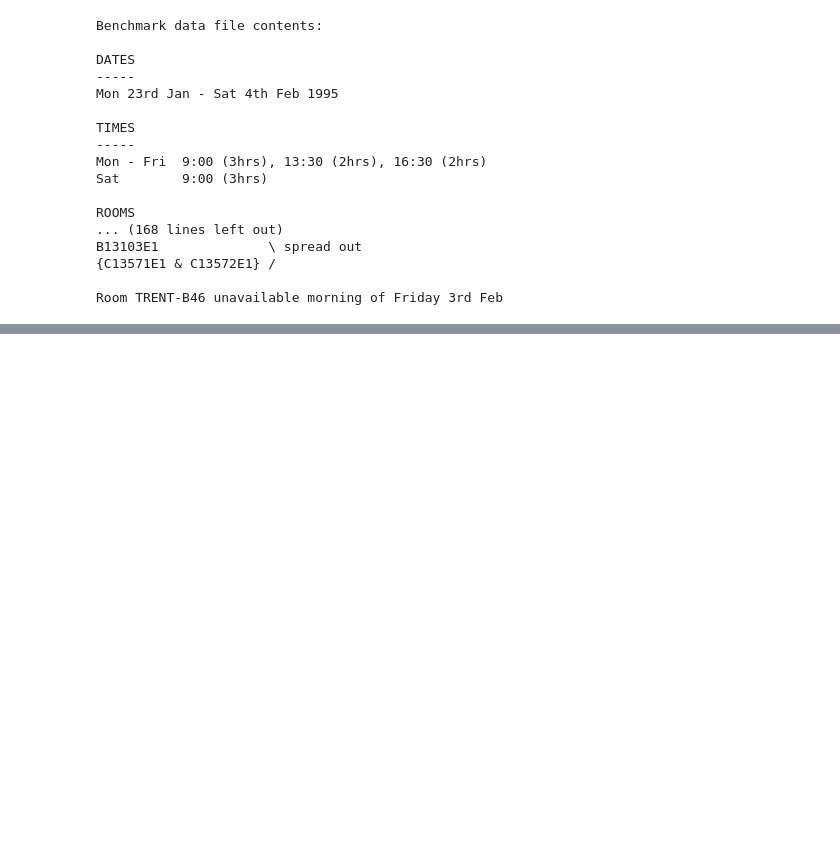
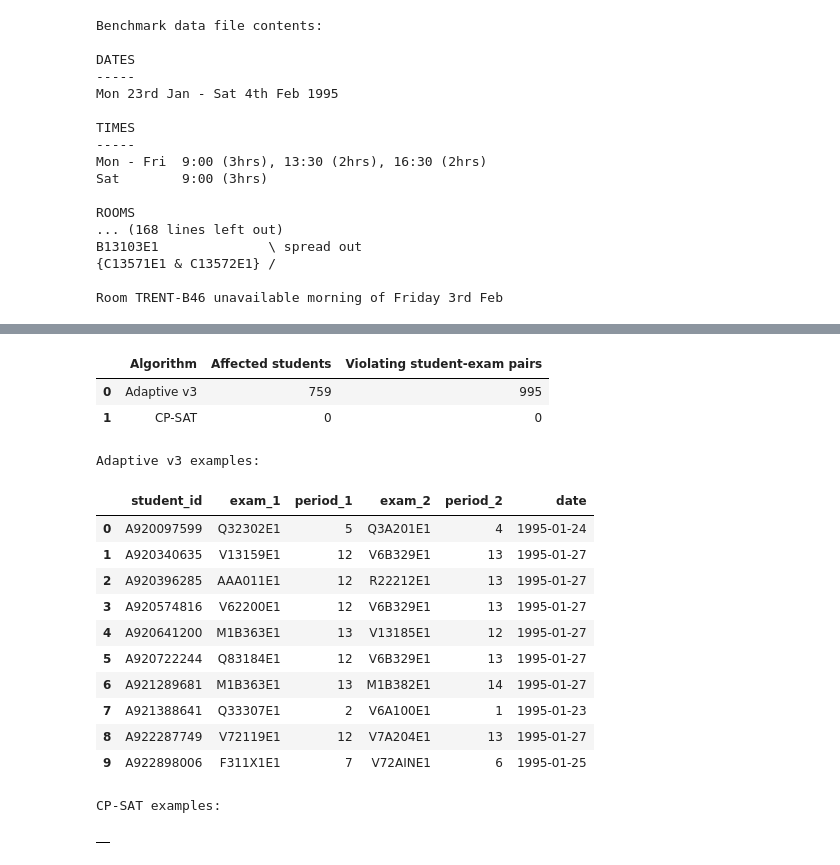
Before and after one commit to PHGNKavindya/adaptive-exam-timetabling, a Jupyter notebook: src/07_final_comparison_and_validation.ipynb, the cells around one changed output, grey strips where cells are left out. Drawn from its saved outputs; the diff is of its cells as text; code cells hidden in the pictures; blank space fills up the shorter version.

Commit message:
validate the  benchmark constraints

```diff
--- a/src/07_final_comparison_and_validation.ipynb
+++ b/src/07_final_comparison_and_validation.ipynb
@@ -529,0 +738,77 @@ Room TRENT-B46 unavailable morning of Friday 3rd Feb
+# %%
+def summarize_student_gap_violations(schedule, enrolments, algorithm):
+    s = schedule[["exam_id", "period_index", "date"]].copy()
+    s["date"] = pd.to_datetime(s["date"]).dt.date
+    s["period_index"] = pd.to_numeric(s["period_index"], errors="raise")
+
+    merged = enrolments[["student_id", "exam_id"]].merge(
+        s, on="exam_id", how="left", validate="many_to_one"
+    )
+
+    affected_students = set()
+    violation_pairs = []
+
+    for student, group in merged.groupby("student_id", sort=False):
+        group = group.dropna(subset=["period_index"]).drop_duplicates("exam_id")
+        records = group[["exam_id", "period_index", "date"]].to_dict("records")
+
+        for i in range(len(records)):
+            for j in range(i + 1, len(records)):
+                a, b = records[i], records[j]
+
+                if (
+                    a["date"] == b["date"]
+                    and abs(int(a["period_index"]) - int(b["period_index"])) == 1
+                ):
+                    affected_students.add(student)
+                    violation_pairs.append({
+                        "student_id": student,
+                        "exam_1": a["exam_id"],
+                        "period_1": a["period_index"],
+                        "exam_2": b["exam_id"],
+                        "period_2": b["period_index"],
+                        "date": a["date"],
+                    })
+
+    return {
+        "Algorithm": algorithm,
+        "Affected students": len(affected_students),
+        "Violating student-exam pairs": len(violation_pairs),
+        "Examples": pd.DataFrame(violation_pairs).head(10),
+    }
+
+adaptive_gap = summarize_student_gap_violations(
+    adaptive_schedule, enrolments_df, "Adaptive v3"
+)
+cpsat_gap = summarize_student_gap_violations(
+    cp_sat_schedule, enrolments_df, "CP-SAT"
+)
+
+display(pd.DataFrame([
+    {k: v for k, v in adaptive_gap.items() if k != "Examples"},
+    {k: v for k, v in cpsat_gap.items() if k != "Examples"},
+]))
+
+print("Adaptive v3 examples:")
+display(adaptive_gap["Examples"])
+
+print("CP-SAT examples:")
+display(cpsat_gap["Examples"])
+# %% [output]
+|  | Algorithm | Affected students | Violating student-exam pairs |
+| 0 | Adaptive v3 | 759 | 995 |
+| 1 | CP-SAT | 0 | 0 |
+Adaptive v3 examples:
+|  | student_id | exam_1 | period_1 | exam_2 | period_2 | date |
+| 0 | A920097599 | Q32302E1 | 5 | Q3A201E1 | 4 | 1995-01-24 |
+| 1 | A920340635 | V13159E1 | 12 | V6B329E1 | 13 | 1995-01-27 |
+| 2 | A920396285 | AAA011E1 | 12 | R22212E1 | 13 | 1995-01-27 |
+| 3 | A920574816 | V62200E1 | 12 | V6B329E1 | 13 | 1995-01-27 |
+| 4 | A920641200 | M1B363E1 | 13 | V13185E1 | 12 | 1995-01-27 |
+| 5 | A920722244 | Q83184E1 | 12 | V6B329E1 | 13 | 1995-01-27 |
+| 6 | A921289681 | M1B363E1 | 13 | M1B382E1 | 14 | 1995-01-27 |
+| 7 | A921388641 | Q33307E1 | 2 | V6A100E1 | 1 | 1995-01-23 |
+| 8 | A922287749 | V72119E1 | 12 | V7A204E1 | 13 | 1995-01-27 |
+| 9 | A922898006 | F311X1E1 | 7 | V72AINE1 | 6 | 1995-01-25 |
+CP-SAT examples:
+|  |
```
Also changed, not shown: parts of 7 cells of this notebook, 9 other files.
